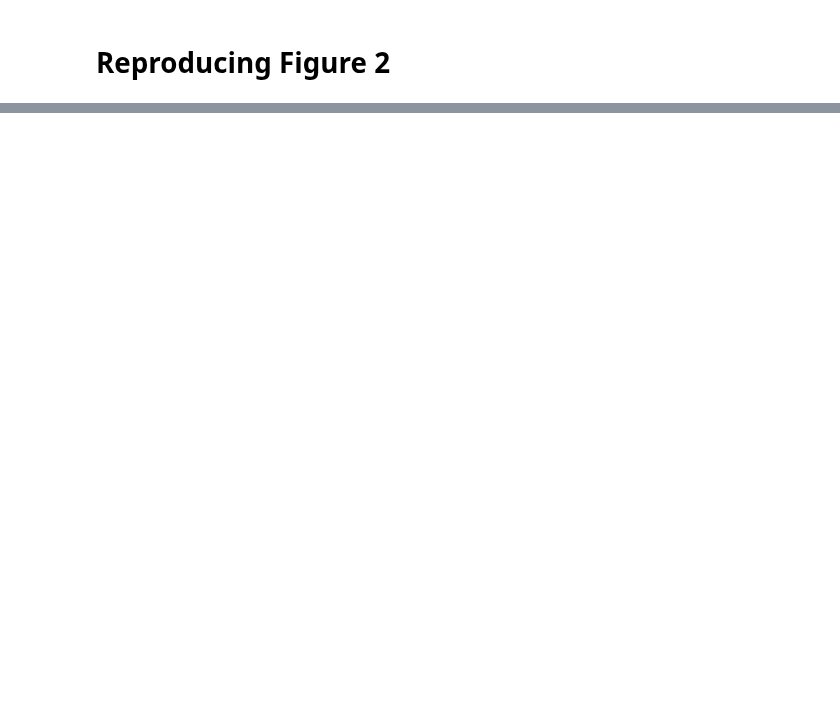
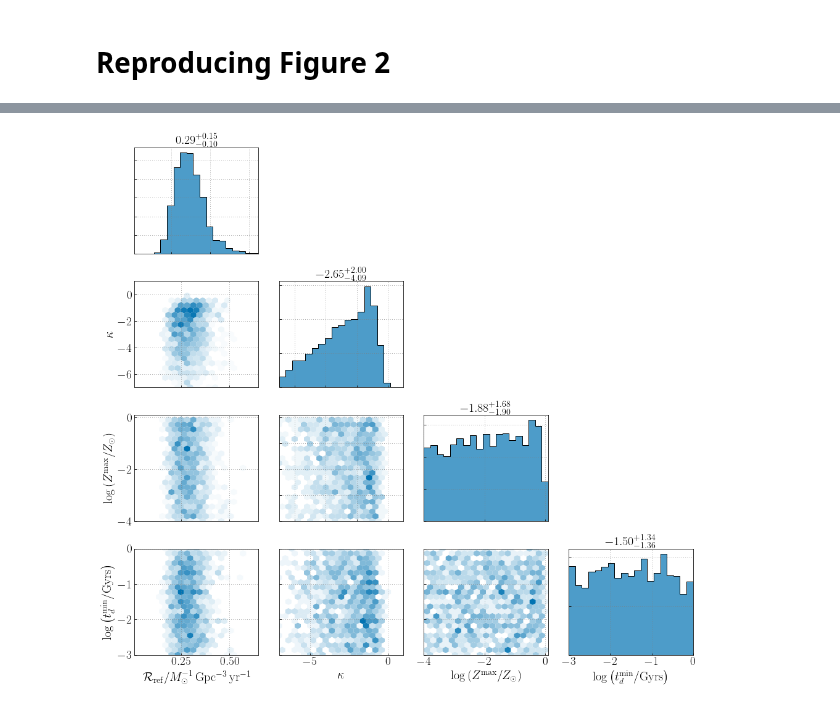
Before and after one commit to kevinturbang/bbh_gwb_time_delay_inference, a Jupyter notebook: figures/reproduce_figure_2.ipynb, the cells around one changed output, grey strips where cells are left out. Saved outputs shown, nothing was run; the diff lists cells and outputs as text; code cells hidden in the pictures; blank space fills up the shorter version.

```diff
--- a/figures/reproduce_figure_2.ipynb
+++ b/figures/reproduce_figure_2.ipynb
@@ -45,0 +51,16 @@ plt.show()
+# %%
+fig = plt.figure(figsize=(14,13))
+
+toPlot = {
+    "logRref":{"data":hdata['posterior/R_ref'][()][mask_td_min_CBC_GWB_MD_O3],"plot_bounds":(0.01,0.65),"label":r"$\mathcal{R}_{\rm ref}/M_\odot^{-1}\,{\rm Gpc^{-3}}\,{\rm yr^{-1}}$"},
+    "kappa":{"data":hdata['posterior/kappa'][()][mask_td_min_CBC_GWB_MD_O3],"plot_bounds":(-7,1),"label":r"$\kappa$"},
+    "logZmax":{"data":np.log10(hdata['posterior/Zmax'][()][mask_td_min_CBC_GWB_MD_O3]),"plot_bounds":(-4,0.1),"label":r"$\log \left(Z^{\rm max}/Z_\odot\right)$"},
+    "log_td_min":{"data":np.log10(hdata['posterior/td_min'][()][mask_td_min_CBC_GWB_MD_O3]),"plot_bounds":(-3,0),"label":r"$\log \left(t_d^{\rm min}/{\rm Gyrs}\right)$"}
+}
+
+plot_corner(fig,toPlot,color=my_palette[0],labelsize=18)
+plt.tight_layout()
+plt.savefig("PosteriorO3_nolog.pdf",dpi=500,bbox_inches='tight')
+plt.show()
+# %% [output]
+[figure, added]
```
Also changed, not shown: parts of 5 cells of this notebook, 10 other files.
